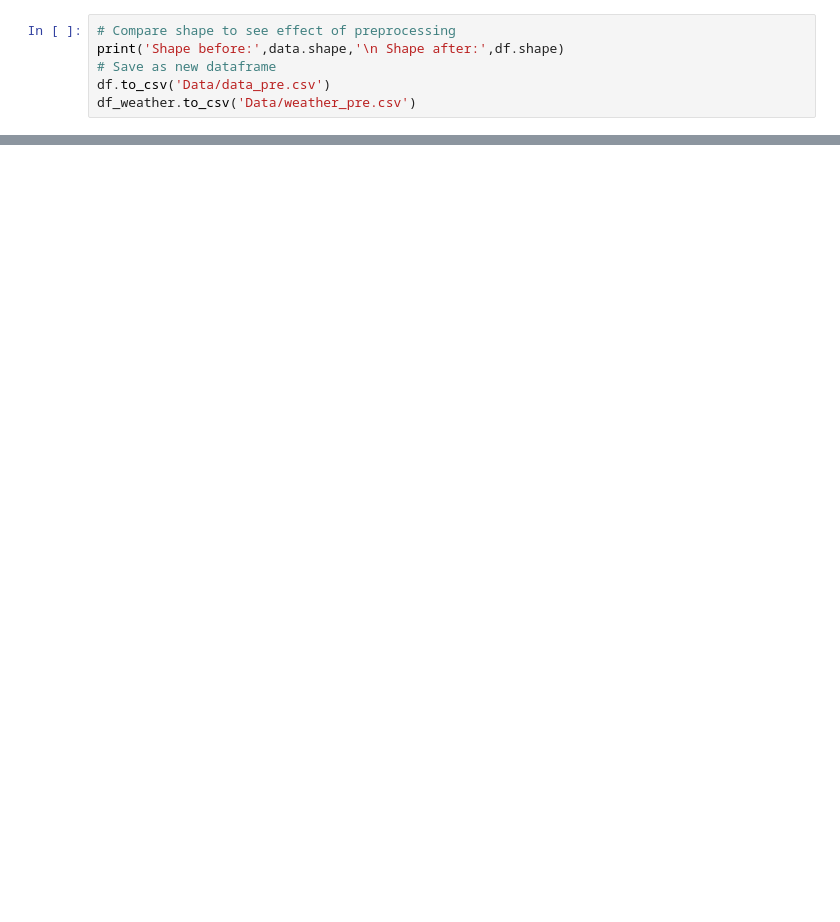
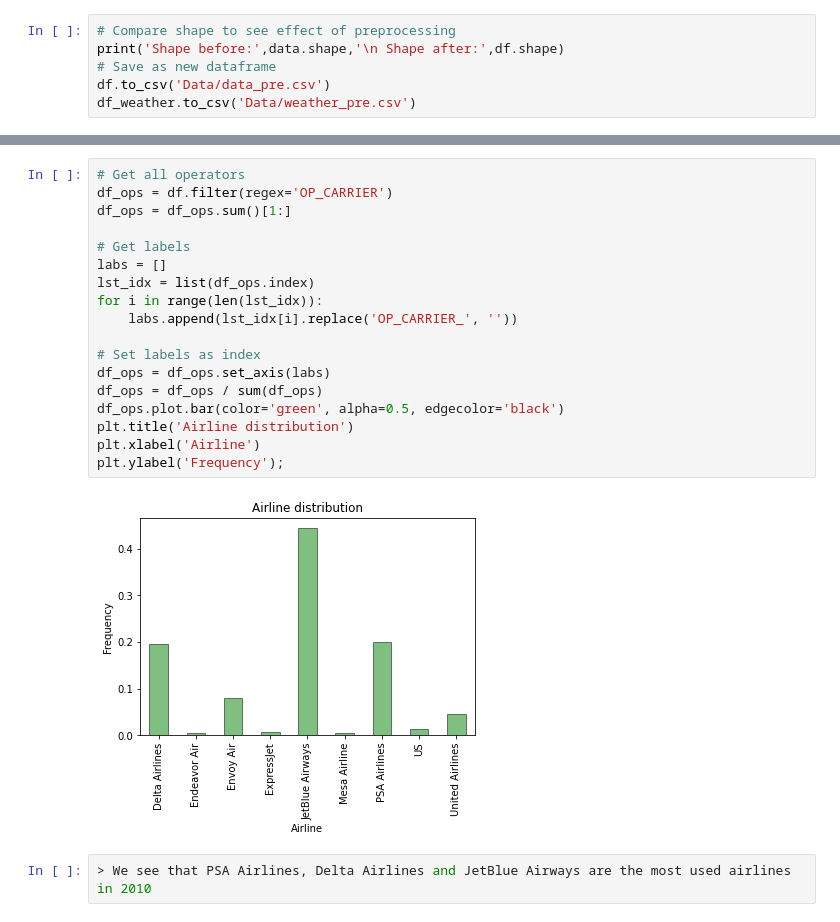
Before and after one commit to JCRL21/ModelML_project, a Jupyter notebook: Explainer_notebook.ipynb, the cells around one changed output, grey strips where cells are left out. Cells and saved outputs as stored; diff of their text form; blank space fills up the shorter version.

```diff
--- a/Explainer_notebook.ipynb
+++ b/Explainer_notebook.ipynb
@@ -185,0 +249,22 @@ df_weather.to_csv('Data/weather_pre.csv')
+# %%
+# Get all operators
+df_ops = df.filter(regex='OP_CARRIER')
+df_ops = df_ops.sum()[1:]
+
+# Get labels
+labs = []
+lst_idx = list(df_ops.index)
+for i in range(len(lst_idx)):
+    labs.append(lst_idx[i].replace('OP_CARRIER_', ''))
+
+# Set labels as index
+df_ops = df_ops.set_axis(labs)
+df_ops = df_ops / sum(df_ops)
+df_ops.plot.bar(color='green', alpha=0.5, edgecolor='black')
+plt.title('Airline distribution')
+plt.xlabel('Airline')
+plt.ylabel('Frequency');
+# %% [output]
+[figure, added]
+# %%
+> We see that PSA Airlines, Delta Airlines and JetBlue Airways are the most used airlines in 2010
```
Also changed, not shown: parts of 20 cells of this notebook.
